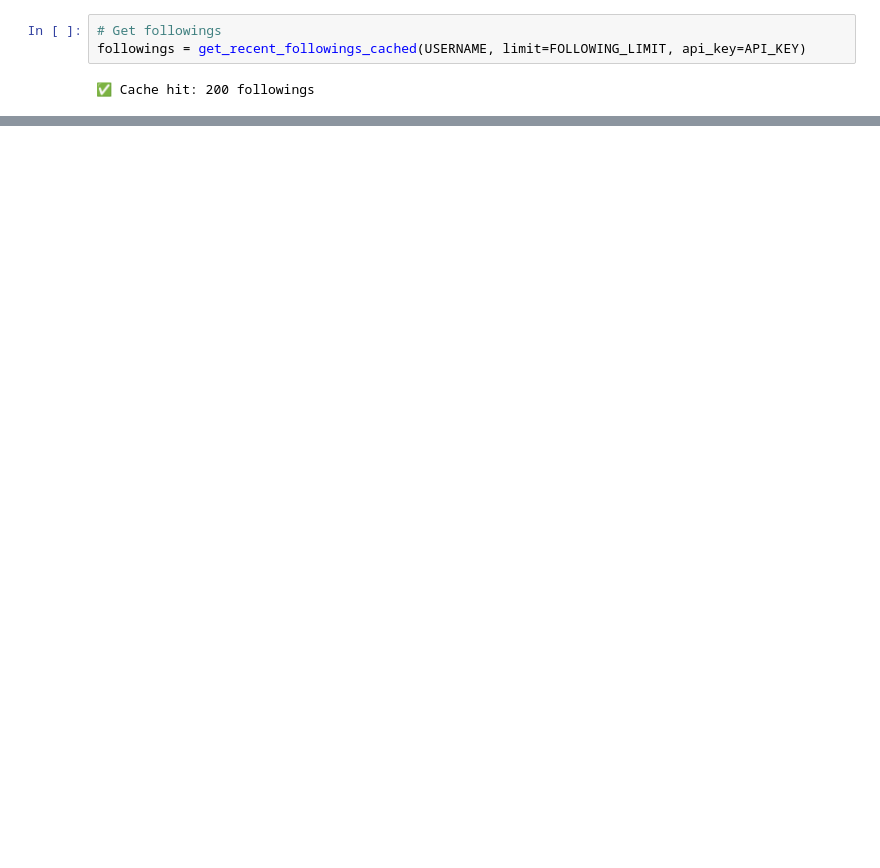
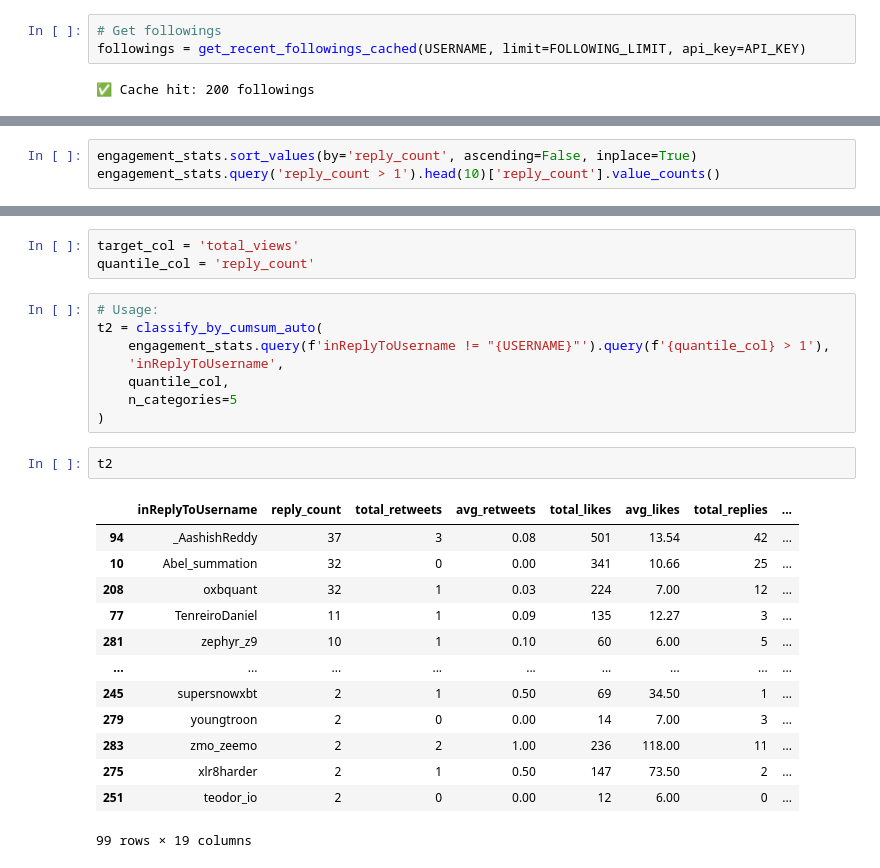
Before and after one commit to neldivad/xapi-example, a Jupyter notebook: notebooks/rank-followings.ipynb, the cells around one changed output, grey strips where cells are left out. Drawn from its saved outputs; the diff is of its cells as text; blank space fills up the shorter version.

```diff
--- a/notebooks/rank-followings.ipynb
+++ b/notebooks/rank-followings.ipynb
@@ -121,0 +271,3 @@ resp
+# %%
+engagement_stats.sort_values(by='reply_count', ascending=False, inplace=True)
+engagement_stats.query('reply_count > 1').head(10)['reply_count'].value_counts()
@@ -121,0 +432,27 @@ resp
+# %%
+target_col = 'total_views'
+quantile_col = 'reply_count'
+# %%
+# Usage:
+t2 = classify_by_cumsum_auto(
+    engagement_stats.query(f'inReplyToUsername != "{USERNAME}"').query(f'{quantile_col} > 1'),
+    'inReplyToUsername',
+    quantile_col,
+    n_categories=5
+)
+# %%
+t2
+# %% [output]
+|  | inReplyToUsername | reply_count | total_retweets | avg_retweets | total_likes | avg_likes | total_replies | ... |
+| 94 | _AashishReddy | 37 | 3 | 0.08 | 501 | 13.54 | 42 | ... |
+| 10 | Abel_summation | 32 | 0 | 0.00 | 341 | 10.66 | 25 | ... |
+| 208 | oxbquant | 32 | 1 | 0.03 | 224 | 7.00 | 12 | ... |
+| 77 | TenreiroDaniel | 11 | 1 | 0.09 | 135 | 12.27 | 3 | ... |
+| 281 | zephyr_z9 | 10 | 1 | 0.10 | 60 | 6.00 | 5 | ... |
+| ... | ... | ... | ... | ... | ... | ... | ... | ... |
+| 245 | supersnowxbt | 2 | 1 | 0.50 | 69 | 34.50 | 1 | ... |
+| 279 | youngtroon | 2 | 0 | 0.00 | 14 | 7.00 | 3 | ... |
+| 283 | zmo_zeemo | 2 | 2 | 1.00 | 236 | 118.00 | 11 | ... |
+| 275 | xlr8harder | 2 | 1 | 0.50 | 147 | 73.50 | 2 | ... |
+| 251 | teodor_io | 2 | 0 | 0.00 | 12 | 6.00 | 0 | ... |
+99 rows × 19 columns
```
Also changed, not shown: parts of 25 cells of this notebook, 3 other files.
